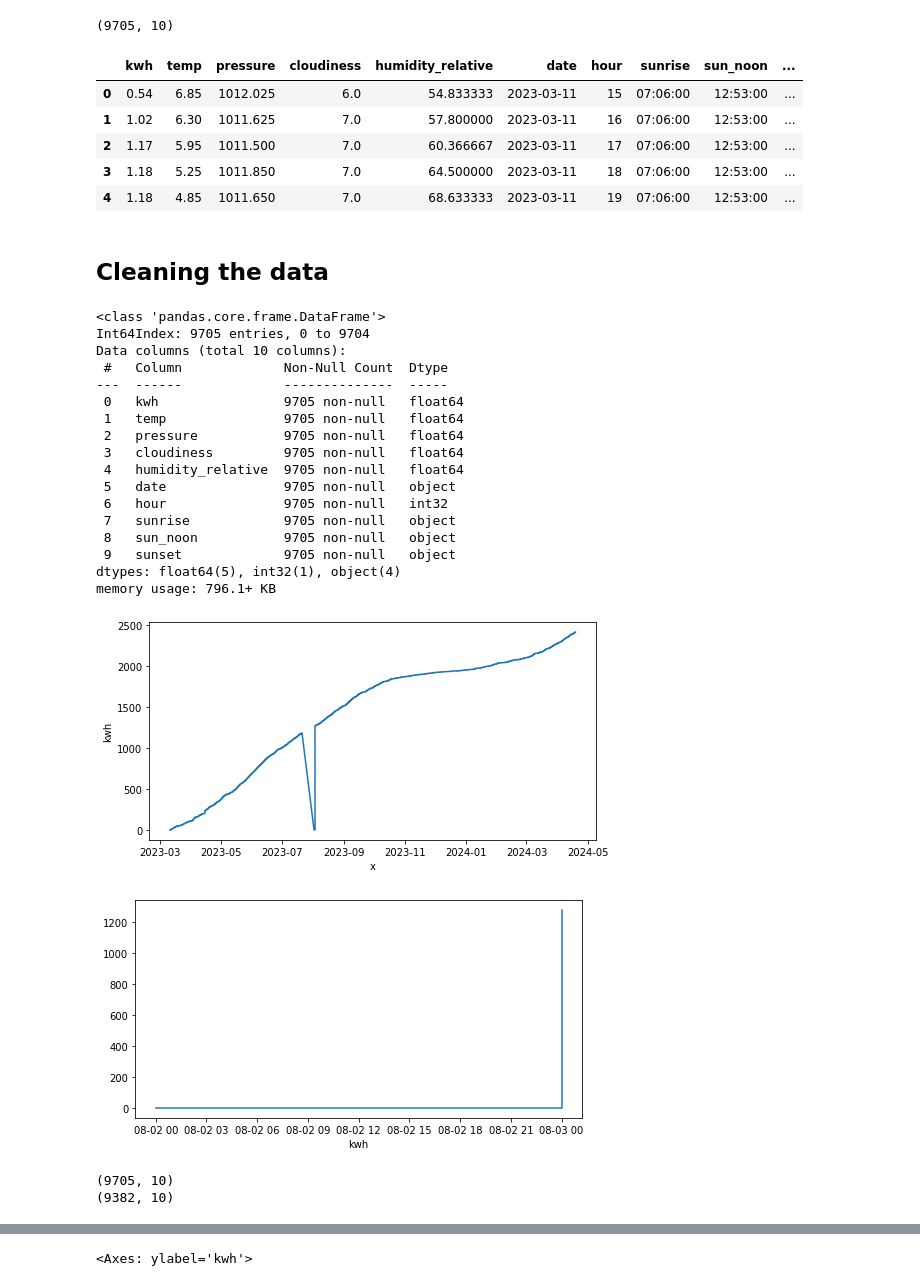
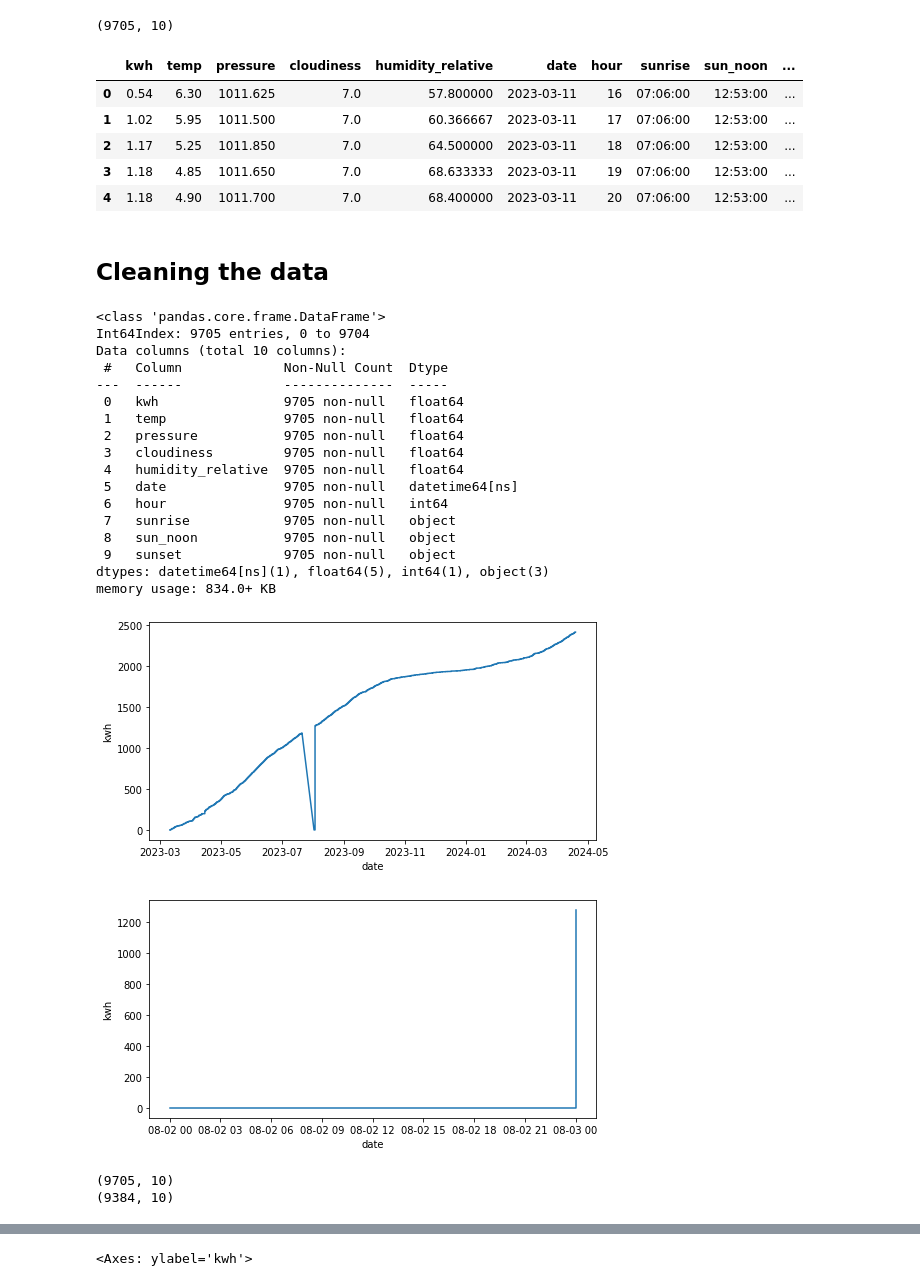
Before and after one commit to JulesGoubert/solar, a Jupyter notebook: solar.ipynb, the cells around one changed output, grey strips where cells are left out. Drawn from its saved outputs; the diff is of its cells as text; code cells hidden in the pictures.

```diff
--- a/solar.ipynb
+++ b/solar.ipynb
@@ -210,8 +211,8 @@ Data columns (total 5 columns):
 dtypes: float64(4), object(1)
 memory usage: 389.2+ KB
 # %%
-# merge weather and solar
-weather["timestamp"] = pd.to_datetime(weather["timestamp"], utc=True)
-solar["timestamp"] = pd.to_datetime(solar["timestamp"], utc=True)
+# make timestamp datetime64 type
+weather["timestamp"] = pd.to_datetime(weather["timestamp"])
+solar["timestamp"] = pd.to_datetime(solar["timestamp"].apply(lambda x: x.split(".")[0]))
 # %%
 data = pd.merge_asof(solar, weather, on="timestamp", direction="nearest")
@@ -231,9 +231,7 @@ data.head()
 # %%
-# clean weather timestamp data
-data["timestamp"] = data["timestamp"].apply(lambda date: pd.to_datetime(date).strftime("%Y-%m-%d %H"))
 # split timestamp into date and hour
-data["date"] = data["timestamp"].apply(lambda date: date.split(" ")[0])
-data["hour"] = data["timestamp"].apply(lambda date: date.split(" ")[1]).astype(int)
+data["date"] = data["timestamp"].dt.date.astype("datetime64")
+data["hour"] = data["timestamp"].dt.hour
 data.drop(columns=["timestamp"], inplace=True)
 data.head()
 # %% [output]
@@ -246,5 +243,0 @@ data.head()
-# %%
-sun.rename(columns={"datum": "date", "Opkomst": "sunrise", "Op ware middag": "sun_noon", "Ondergang": "sunset"}, inplace=True)
-# make date column a string
-sun["date"] = sun["date"].apply(lambda date: date.strftime("%Y-%m-%d"))
-sun.head()
@@ -265,11 +251,11 @@ print(data.shape)
 data.head()
 # %% [output]
 |  | kwh | temp | pressure | cloudiness | humidity_relative | date | hour | sunrise | sun_noon | ... |
-| 0 | 0.54 | 6.85 | 1012.025 | 6.0 | 54.833333 | 2023-03-11 | 15 | 07:06:00 | 12:53:00 | ... |
-| 1 | 1.02 | 6.30 | 1011.625 | 7.0 | 57.800000 | 2023-03-11 | 16 | 07:06:00 | 12:53:00 | ... |
-| 2 | 1.17 | 5.95 | 1011.500 | 7.0 | 60.366667 | 2023-03-11 | 17 | 07:06:00 | 12:53:00 | ... |
-| 3 | 1.18 | 5.25 | 1011.850 | 7.0 | 64.500000 | 2023-03-11 | 18 | 07:06:00 | 12:53:00 | ... |
-| 4 | 1.18 | 4.85 | 1011.650 | 7.0 | 68.633333 | 2023-03-11 | 19 | 07:06:00 | 12:53:00 | ... |
+| 0 | 0.54 | 6.30 | 1011.625 | 7.0 | 57.800000 | 2023-03-11 | 16 | 07:06:00 | 12:53:00 | ... |
+| 1 | 1.02 | 5.95 | 1011.500 | 7.0 | 60.366667 | 2023-03-11 | 17 | 07:06:00 | 12:53:00 | ... |
+| 2 | 1.17 | 5.25 | 1011.850 | 7.0 | 64.500000 | 2023-03-11 | 18 | 07:06:00 | 12:53:00 | ... |
+| 3 | 1.18 | 4.85 | 1011.650 | 7.0 | 68.633333 | 2023-03-11 | 19 | 07:06:00 | 12:53:00 | ... |
+| 4 | 1.18 | 4.90 | 1011.700 | 7.0 | 68.400000 | 2023-03-11 | 20 | 07:06:00 | 12:53:00 | ... |
 # %% [markdown]
 ## Cleaning the data
 # %%
@@ -285,33 +271,32 @@ Data columns (total 10 columns):
  2   pressure           9705 non-null   float64
  3   cloudiness         9705 non-null   float64
  4   humidity_relative  9705 non-null   float64
- 5   date               9705 non-null   object
- 6   hour               9705 non-null   int32
+ 5   date               9705 non-null   datetime64[ns]
+ 6   hour               9705 non-null   int64
  7   sunrise            9705 non-null   object
  8   sun_noon           9705 non-null   object
  9   sunset             9705 non-null   object
-dtypes: float64(5), int32(1), object(4)
-memory usage: 796.1+ KB
+dtypes: datetime64[ns](1), float64(5), int64(1), object(3)
+memory usage: 834.0+ KB
-# %%
-data["date"] = pd.to_datetime(data["date"])
 # %%
 # plot kwh
 plt.figure(figsize=(8, 4))
 plt.plot(data["date"], data["kwh"])
-plt.xlabel("x")
 plt.ylabel("kwh")
+plt.xlabel("date")
 plt.show()
 # %% [output]
-[figure, old version]
+[figure, new version]
 # %%
 # plot kwh outliers
 outliers = data[(data["date"] == "2023-08-02") | (data["date"] == "2023-08-03")]
 plt.figure(figsize=(8, 4))
 plt.plot(outliers["date"], outliers["kwh"])
-plt.xlabel("kwh")
+plt.xlabel("date")
+plt.ylabel("kwh")
 plt.show()
 # %% [output]
-[figure, old version]
+[figure, new version]
 # %%
 # remove outliers
 print(data.shape)
@@ -319,7 +304,7 @@ data = data[(data["date"] != "2023-08-02") & (data["date"] != "2023-08-03")]
 print(data.shape)
 # %% [output]
 (9705, 10)
-(9382, 10)
+(9384, 10)
 # %%
 # plot kwh
 plt.figure(figsize=(8, 4))
```
Also changed, not shown: parts of 60 cells of this notebook, 8 other files.
